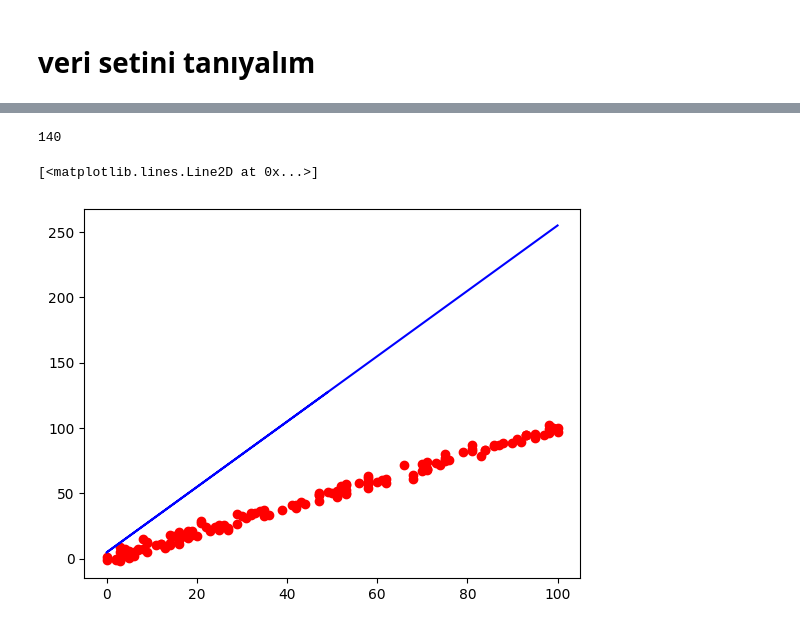
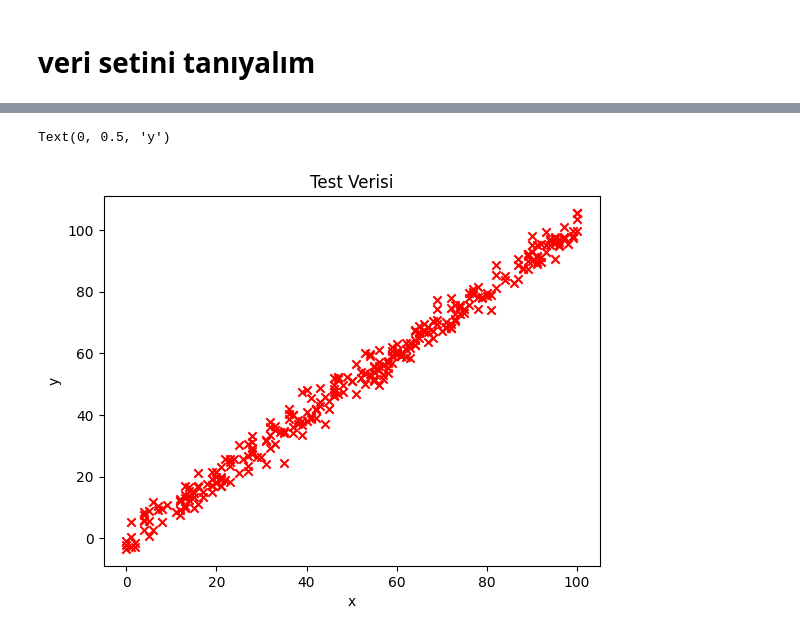
Before and after one commit to gokhangokcen1/Machine-Learning, a Jupyter notebook: kaggle/01-linear-regression-NOT-DONE/Untitled.ipynb, the cells around one changed output, grey strips where cells are left out. Saved outputs shown, nothing was run; the diff lists cells and outputs as text; code cells hidden in the pictures.

```diff
--- a/kaggle/01-linear-regression-NOT-DONE/Untitled.ipynb
+++ b/kaggle/01-linear-regression-NOT-DONE/Untitled.ipynb
@@ -96,11 +32,8 @@ b: [nan]
-# %%
-y_pred = w * x_test + b
-y_pred.shape[0]
-# %% [output]
-140
-# %%
-plt.scatter(x_test, y_test, color="r", label="Gerçek Veriler")
-plt.plot(x_test, y_pred, color="b", label="Tahminler")
-# %% [output]
-[<matplotlib.lines.Line2D at 0x...>]
-[figure, removed]
+# %%
+plt.scatter(x_test, y_test, marker="x", c="r")
+plt.title("Test Verisi")
+plt.xlabel("x")
+plt.ylabel("y")
+# %% [output]
+Text(0, 0.5, 'y')
+[figure, added]
```
Also changed, not shown: parts of 3 cells of this notebook.
